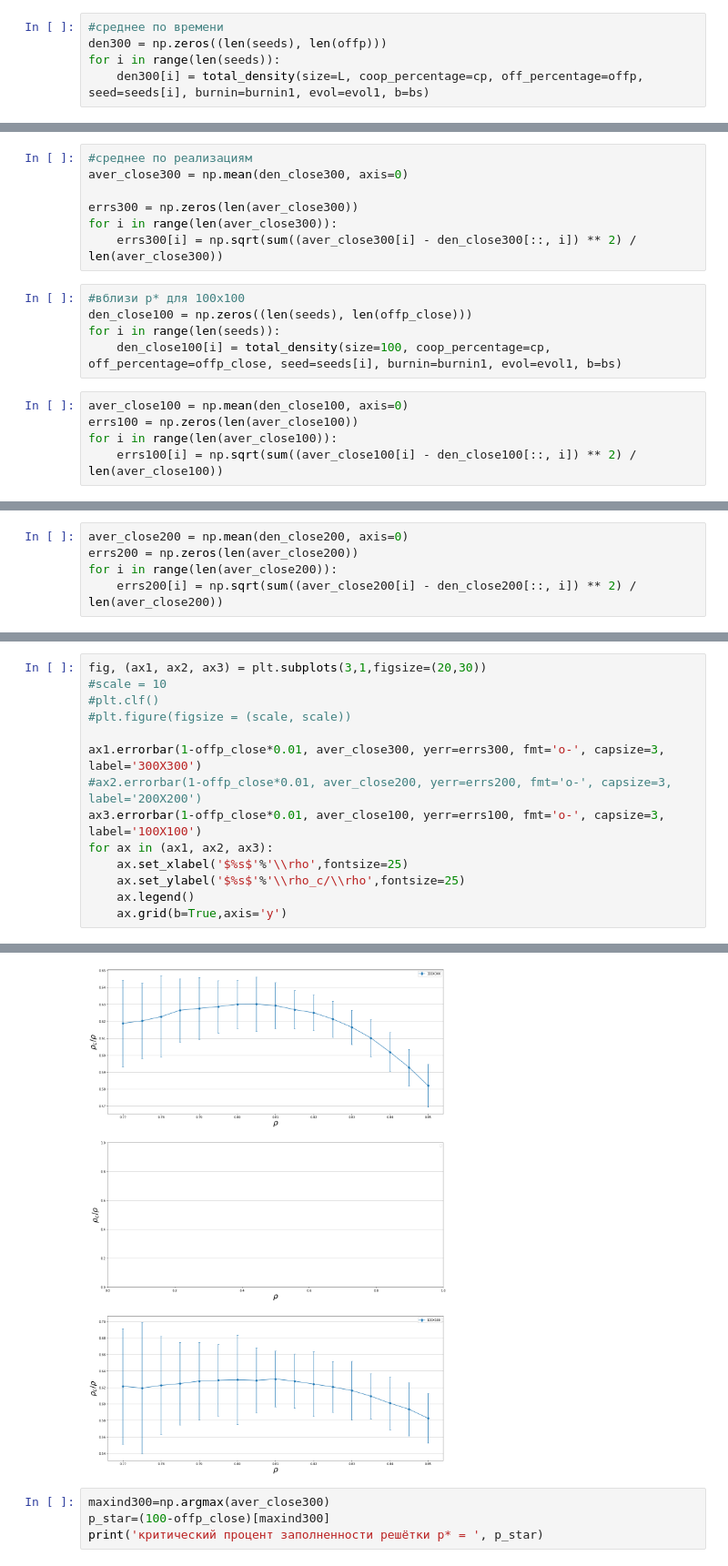
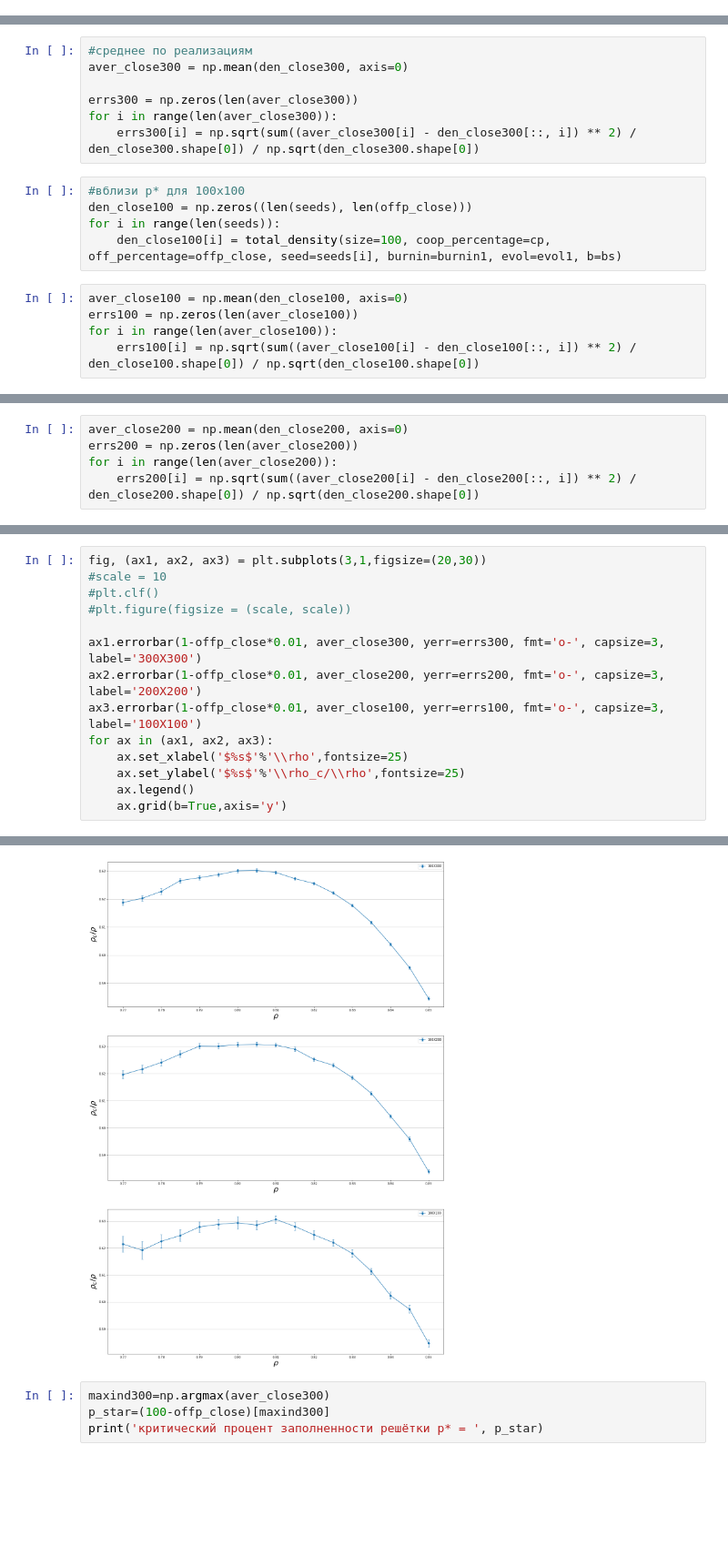
Before and after one commit to bu147/spatial-games-square-grid, a Jupyter notebook: 300x300, 200x200, 100x100, 100 replics.ipynb, the cells around one changed output, grey strips where cells are left out. Shown at 91% size. Cells and saved outputs as stored; diff of their text form; blank space fills up the shorter version.

```diff
--- a/300x300, 200x200, 100x100, 100 replics.ipynb
+++ b/300x300, 200x200, 100x100, 100 replics.ipynb
@@ -53,8 +53,3 @@ def total_density(size, coop_percentage, off_percentage, seed, burnin, evol, b):
         aver_all[i]=np.mean(den)
 
     return aver_all
-# %%
-#среднее по времени
-den300 = np.zeros((len(seeds), len(offp)))
-for i in range(len(seeds)):
-    den300[i] = total_density(size=L, coop_percentage=cp, off_percentage=offp, seed=seeds[i], burnin=burnin1, evol=evol1, b=bs)
@@ -88,7 +70,7 @@ aver_close300 = np.mean(den_close300, axis=0)
 
 errs300 = np.zeros(len(aver_close300))
 for i in range(len(aver_close300)):
-    errs300[i] = np.sqrt(sum((aver_close300[i] - den_close300[::, i]) ** 2) / len(aver_close300))
+    errs300[i] = np.sqrt(sum((aver_close300[i] - den_close300[::, i]) ** 2) / den_close300.shape[0]) / np.sqrt(den_close300.shape[0])
 # %%
 #вблизи p* для 100x100
 den_close100 = np.zeros((len(seeds), len(offp_close)))
@@ -98,7 +80,7 @@ for i in range(len(seeds)):
 aver_close100 = np.mean(den_close100, axis=0)
 errs100 = np.zeros(len(aver_close100))
 for i in range(len(aver_close100)):
-    errs100[i] = np.sqrt(sum((aver_close100[i] - den_close100[::, i]) ** 2) / len(aver_close100))
+    errs100[i] = np.sqrt(sum((aver_close100[i] - den_close100[::, i]) ** 2) / den_close100.shape[0]) / np.sqrt(den_close100.shape[0])
 # %%
 #вблизи p* для 200x200
 den_close200 = np.zeros((len(seeds), len(offp_close)))
@@ -110,7 +90,7 @@ KeyboardInterrupt:
 aver_close200 = np.mean(den_close200, axis=0)
 errs200 = np.zeros(len(aver_close200))
 for i in range(len(aver_close200)):
-    errs200[i] = np.sqrt(sum((aver_close200[i] - den_close200[::, i]) ** 2) / len(aver_close200))
+    errs200[i] = np.sqrt(sum((aver_close200[i] - den_close200[::, i]) ** 2) / den_close200.shape[0]) / np.sqrt(den_close200.shape[0])
 # %%
 fig, ax = plt.subplots(1,1,figsize=(20,10))
 ax.grid(b=True,axis='y')
@@ -131,7 +114,7 @@ fig, (ax1, ax2, ax3) = plt.subplots(3,1,figsize=(20,30))
 #plt.figure(figsize = (scale, scale))
 
 ax1.errorbar(1-offp_close*0.01, aver_close300, yerr=errs300, fmt='o-', capsize=3, label='300X300')
-#ax2.errorbar(1-offp_close*0.01, aver_close200, yerr=errs200, fmt='o-', capsize=3, label='200X200')
+ax2.errorbar(1-offp_close*0.01, aver_close200, yerr=errs200, fmt='o-', capsize=3, label='200X200')
 ax3.errorbar(1-offp_close*0.01, aver_close100, yerr=errs100, fmt='o-', capsize=3, label='100X100')
 for ax in (ax1, ax2, ax3):
     ax.set_xlabel('$%s$'%'\\rho',fontsize=25)
@@ -143,4 +125,4 @@ No handles with labels found to put in legend.
-[figure, old version]
+[figure, new version]
 # %%
 maxind300=np.argmax(aver_close300)
 p_star=(100-offp_close)[maxind300]
```
Also changed, not shown: parts of 7 cells of this notebook.
